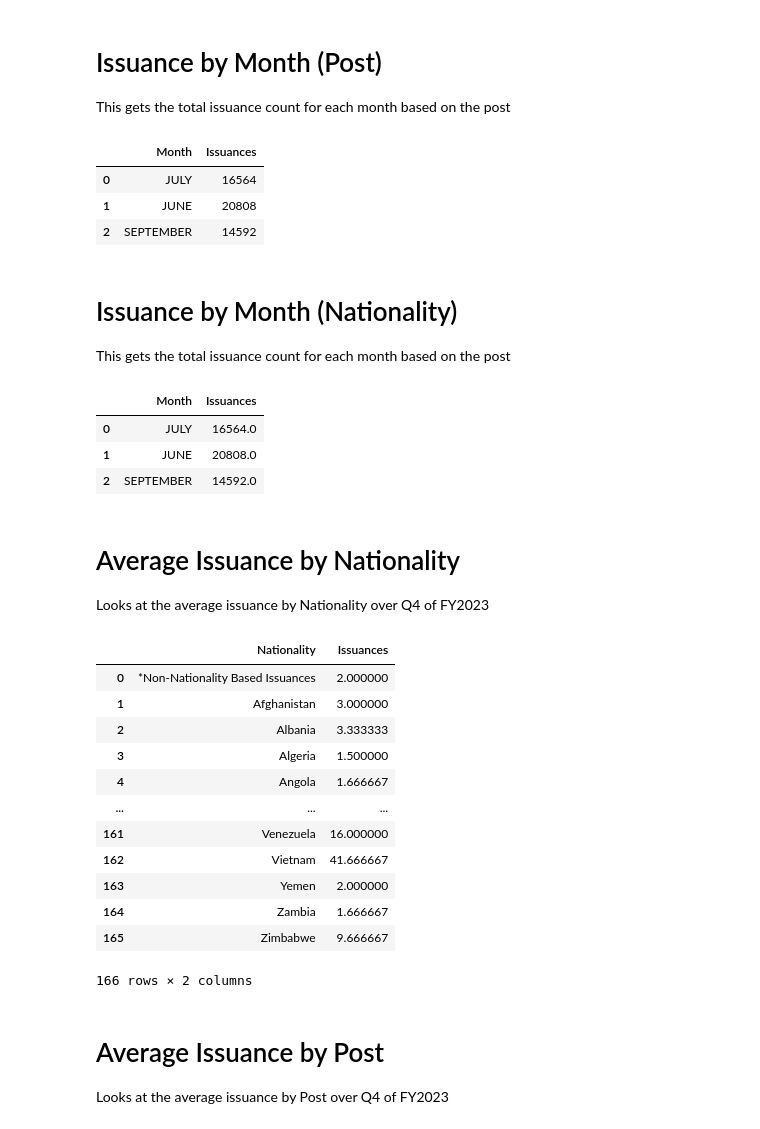
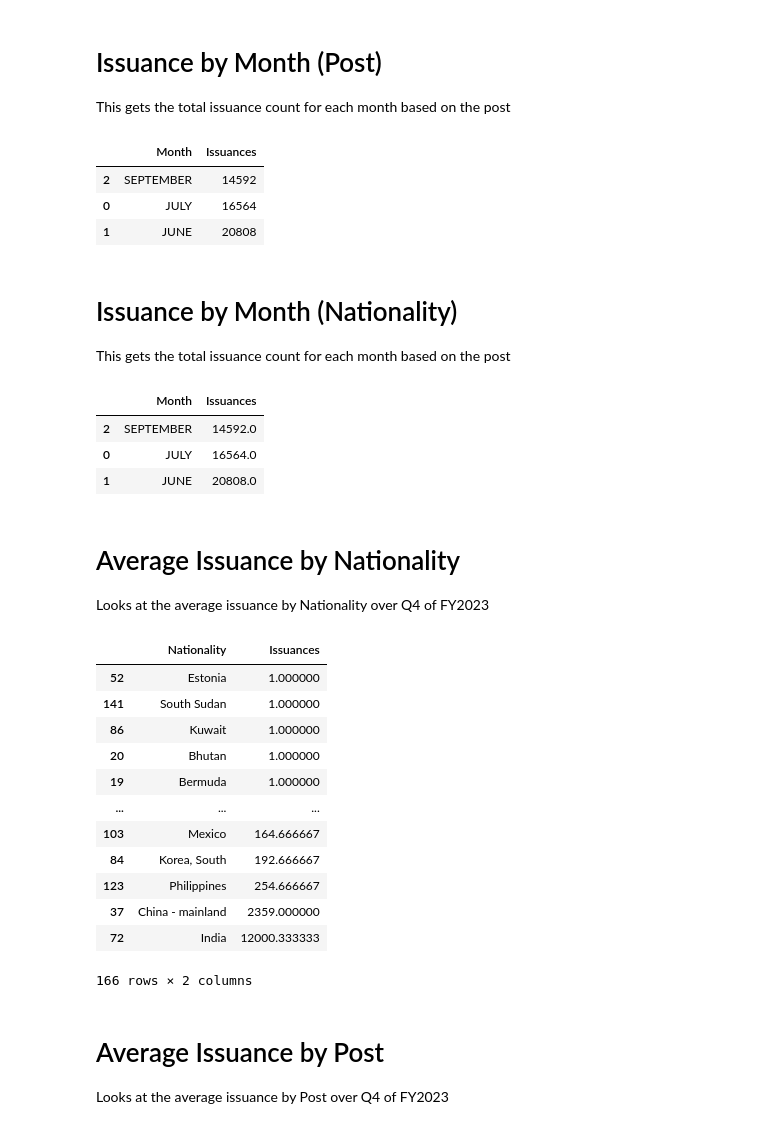
Before and after one commit to KartikThakkar1/Non-Immigrant-Visa-Analysis, a Jupyter notebook: IssuanceDataAnalysis_FY2023_Q4.ipynb, the cells around one changed output. Drawn from its saved outputs; the diff is of its cells as text; code cells hidden in the pictures.

```diff
--- a/IssuanceDataAnalysis_FY2023_Q4.ipynb
+++ b/IssuanceDataAnalysis_FY2023_Q4.ipynb
@@ -160,44 +171,48 @@ This gets the total issuance count for each month based on the post
 # %%
 issuanceByMonthPost = h1bPostDataFrame.groupby('Month')['Issuances'].sum().reset_index()
 
-issuanceByMonthPost
+issuanceByMonthPost.to_excel('H1B_Files/H1B_Monthly_Totals_FY2023.xlsx', index=False, engine='openpyxl')
+
+issuanceByMonthPost.sort_values(by=['Issuances'])
 # %% [output]
 |  | Month | Issuances |
+| 2 | SEPTEMBER | 14592 |
 | 0 | JULY | 16564 |
 | 1 | JUNE | 20808 |
-| 2 | SEPTEMBER | 14592 |
 # %% [markdown]
 # Issuance by Month (Nationality)
 This gets the total issuance count for each month based on the post
 # %%
 issuanceByMonthNationality = h1bNationalityDataFrame.groupby('Month')['Issuances'].sum().reset_index()
 
-issuanceByMonthNationality
+issuanceByMonthNationality.sort_values(by=['Issuances'])
 # %% [output]
 |  | Month | Issuances |
+| 2 | SEPTEMBER | 14592.0 |
 | 0 | JULY | 16564.0 |
 | 1 | JUNE | 20808.0 |
-| 2 | SEPTEMBER | 14592.0 |
 # %% [markdown]
 # Average Issuance by Nationality
 Looks at the average issuance by Nationality over Q4 of FY2023
 # %%
 averageByNationality = h1bNationalityDataFrame.groupby('Nationality')['Issuances'].mean().reset_index()
 
-averageByNationality
+averageByNationality.to_excel('H1B_Files/H1B_by_Nationality_Average_FY2023.xlsx', index=False, engine='openpyxl')
+
+averageByNationality.sort_values(by=['Issuances'])
 # %% [output]
 |  | Nationality | Issuances |
-| 0 | *Non-Nationality Based Issuances | 2.000000 |
-| 1 | Afghanistan | 3.000000 |
-| 2 | Albania | 3.333333 |
-| 3 | Algeria | 1.500000 |
-| 4 | Angola | 1.666667 |
+| 52 | Estonia | 1.000000 |
+| 141 | South Sudan | 1.000000 |
+| 86 | Kuwait | 1.000000 |
+| 20 | Bhutan | 1.000000 |
+| 19 | Bermuda | 1.000000 |
 | ... | ... | ... |
-| 161 | Venezuela | 16.000000 |
-| 162 | Vietnam | 41.666667 |
-| 163 | Yemen | 2.000000 |
-| 164 | Zambia | 1.666667 |
-| 165 | Zimbabwe | 9.666667 |
+| 103 | Mexico | 164.666667 |
+| 84 | Korea, South | 192.666667 |
+| 123 | Philippines | 254.666667 |
+| 37 | China - mainland | 2359.000000 |
+| 72 | India | 12000.333333 |
 166 rows × 2 columns
 # %% [markdown]
 # Average Issuance by Post
```
Also changed, not shown: parts of 10 cells of this notebook, 8 other files.
